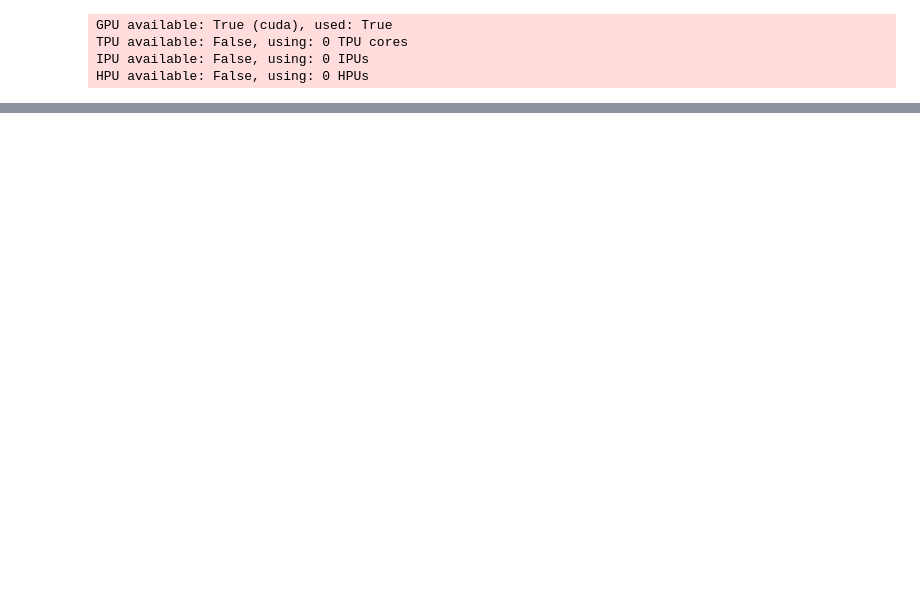
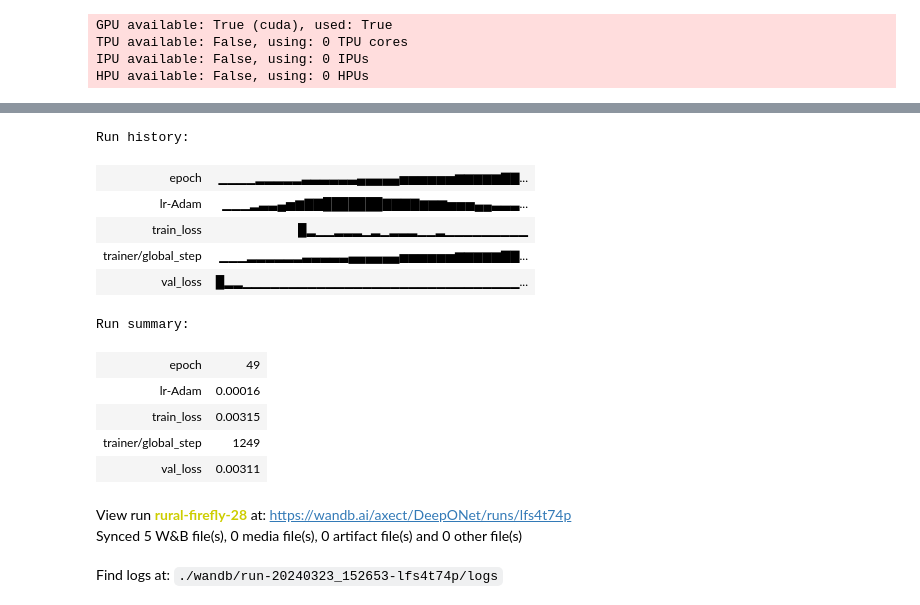
Before and after one commit to Axect/DeepONet_from_scratch, a Jupyter notebook: notes/integral.ipynb, the cells around one changed output, grey strips where cells are left out. Cells and saved outputs as stored; diff of their text form; code cells hidden in the pictures; blank space fills up the shorter version.

```diff
--- a/notes/integral.ipynb
+++ b/notes/integral.ipynb
@@ -293,0 +325,3 @@ RuntimeError: Expected a 'cuda' device type for generator but found 'cpu'
+# %%
+wandb.finish()
+# %% [output]
@@ -293,0 +329,15 @@ RuntimeError: Expected a 'cuda' device type for generator but found 'cpu'
+Run history:
+| epoch | ▁▁▁▁▂▂▂▂▂▃▃▃▃▃▃▄▄▄▄▄▅▅▅▅▅▅▆▆▆▆▆▇▇... |
+| lr-Adam | ▁▁▁▂▃▃▄▅▆▇▇███████▇▇▇▇▆▆▆▅▅▅▄▄▃▃▃... |
+| train_loss | █▂▁▁▂▂▂▁▂▁▂▂▂▁▁▂▁▁▁▁▁▁▁▁▁ |
+| trainer/global_step | ▁▁▁▂▂▂▂▂▂▃▃▃▃▃▄▄▄▄▄▄▅▅▅▅▅▅▆▆▆▆▆▇▇... |
+| val_loss | █▂▂▁▁▁▁▁▁▁▁▁▁▁▁▁▁▁▁▁▁▁▁▁▁▁▁▁▁▁▁▁▁... |
+Run summary:
+| epoch | 49 |
+| lr-Adam | 0.00016 |
+| train_loss | 0.00315 |
+| trainer/global_step | 1249 |
+| val_loss | 0.00311 |
+View run rural-firefly-28 at: https://wandb.ai/axect/DeepONet/runs/lfs4t74p
+Synced 5 W&B file(s), 0 media file(s), 0 artifact file(s) and 0 other file(s)
+Find logs at: ./wandb/run-20240323_152653-lfs4t74p/logs
```
Also changed, not shown: parts of 20 cells of this notebook, 1 other file.
